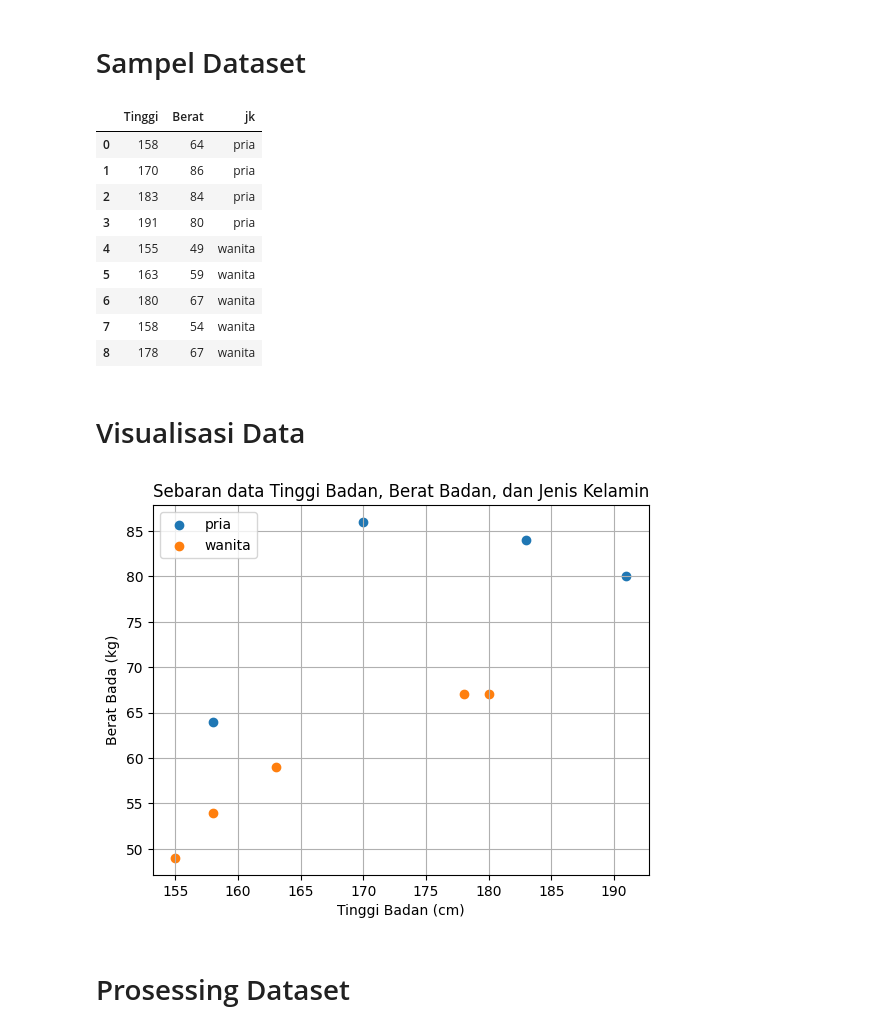
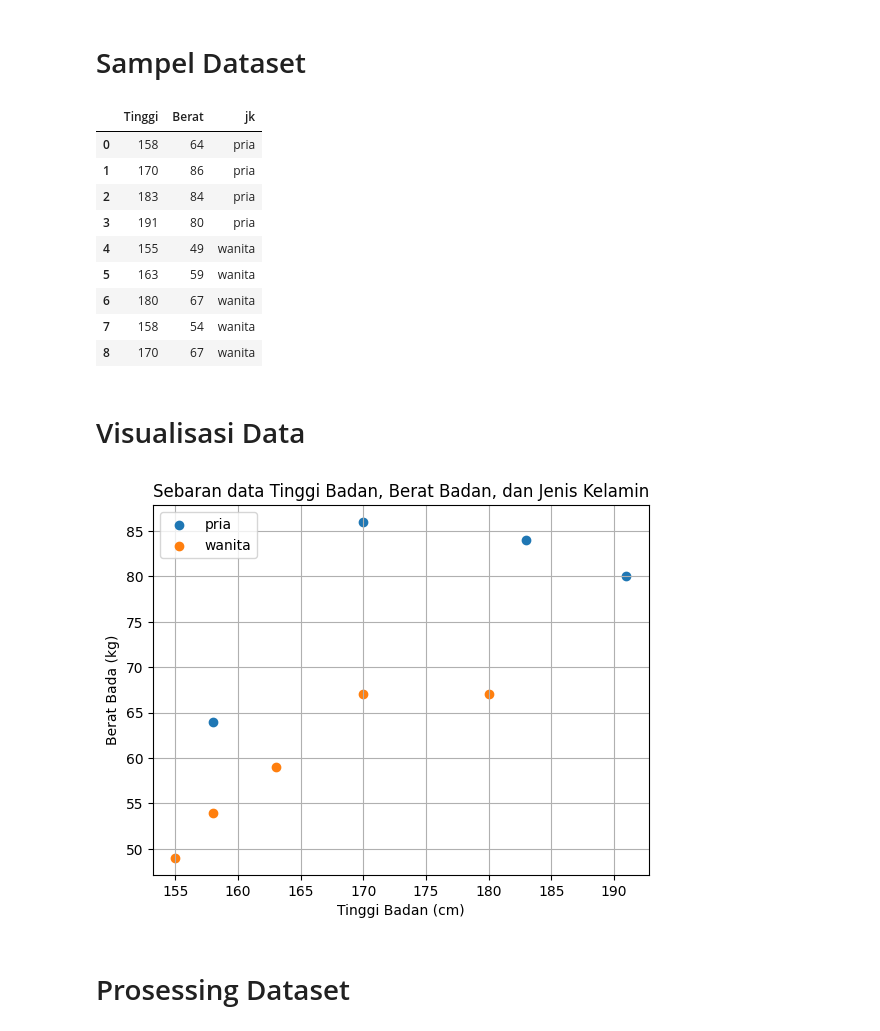
Before and after one commit to Rizki-132/Allmateri, a Jupyter notebook: CLASIFICATION_KNN_K_Nearest_Neighbours.ipynb, the cells around one changed output. Saved outputs shown, nothing was run; the diff lists cells and outputs as text; code cells hidden in the pictures.

```diff
--- a/CLASIFICATION_KNN_K_Nearest_Neighbours.ipynb
+++ b/CLASIFICATION_KNN_K_Nearest_Neighbours.ipynb
@@ -5,28 +5,28 @@
 # %%
 import pandas as pd
 
 sensus = {
-    'Tinggi' : [158, 170, 183, 191, 155, 163, 180, 158, 178],
+    'Tinggi' : [158, 170, 183, 191, 155, 163, 180, 158, 170],
     'Berat' : [64, 86, 84, 80, 49, 59, 67, 54, 67],
     'jk' : [
         'pria', 'pria', 'pria', 'pria', 'wanita', 'wanita', 'wanita', 'wanita', 'wanita'
     ]
 }
 
 sensus_df = pd.DataFrame(sensus)
 
 sensus_df
 # %% [output]
 |  | Tinggi | Berat | jk |
 | 0 | 158 | 64 | pria |
 | 1 | 170 | 86 | pria |
 | 2 | 183 | 84 | pria |
 | 3 | 191 | 80 | pria |
 | 4 | 155 | 49 | wanita |
 | 5 | 163 | 59 | wanita |
 | 6 | 180 | 67 | wanita |
 | 7 | 158 | 54 | wanita |
-| 8 | 178 | 67 | wanita |
+| 8 | 170 | 67 | wanita |
 # %% [markdown]
 # Visualisasi Data
 # %%
@@ -44,7 +44,7 @@ plt.ylabel('Berat Bada (kg)')
 plt.grid(True)
 plt.show()
 # %% [output]
-[figure, old version]
+[figure, new version]
 # %% [markdown]
 # Prosessing Dataset
 # %%
```
Also changed, not shown: parts of 6 cells of this notebook.
